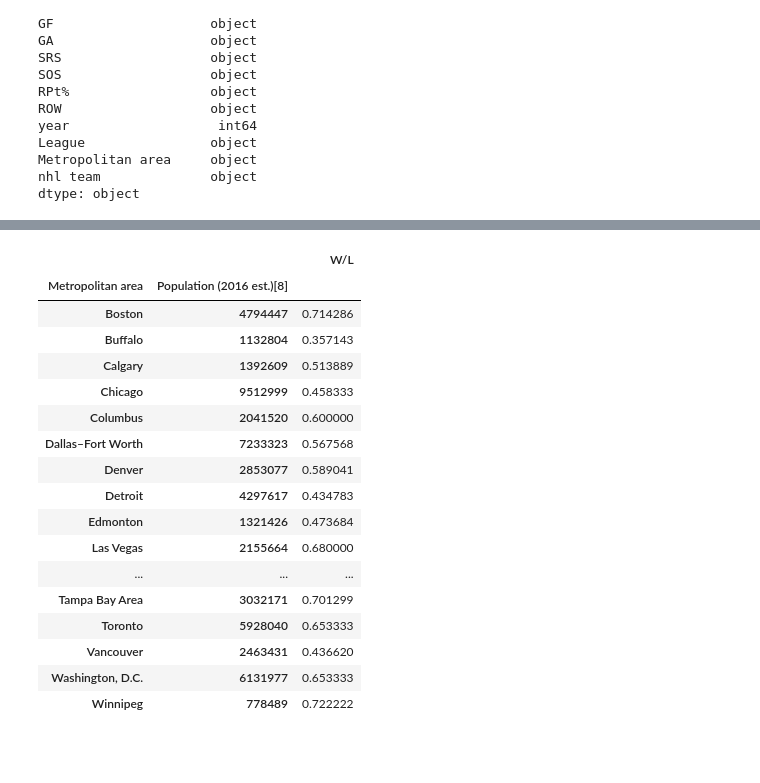
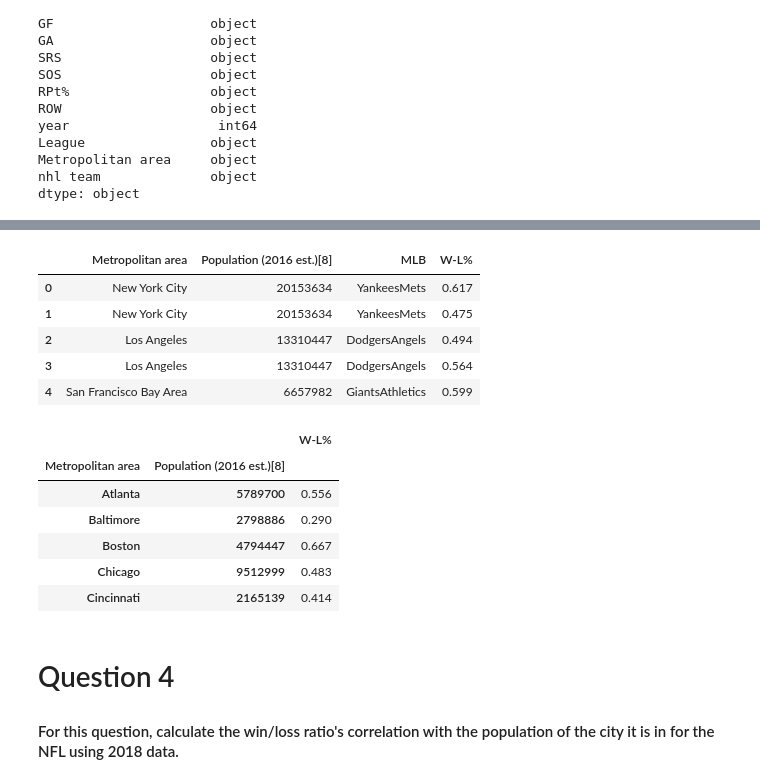
Before and after one commit to farzan1460/Sports_League_Analysis, a Jupyter notebook: Assignment 4.ipynb, the cells around one changed output, grey strips where cells are left out. Drawn from its saved outputs; the diff is of its cells as text; code cells hidden in the pictures; blank space fills up the shorter version.

```diff
--- a/Assignment 4.ipynb
+++ b/Assignment 4.ipynb
@@ -203,0 +335,3 @@ merge_df.head(40)
+# %%
+mlb_df['Metropolitan area']=mlb_df['Metropolitan area'].replace({'Boston Red':'Boston','Tampa Bay':'Tampa Bay Area','New York':'New York City','Texas':'Dallas–Fort Worth','Washington':'Washington, D.C.','San Francisco':'San Francisco Bay Area','Minnesota':'Minneapolis–Saint Paul','Miami':'Miami–Fort Lauderdale','Colorado':'Denver','Chicago White':'Chicago','Toronto Blue':'Toronto','Arizona':'Phoenix','Oakland':'San Francisco Bay Area'},regex=True)
+mlb_df.head(40)
@@ -203,0 +356,6 @@ merge_df.head(40)
+# %%
+mlb_df['W-L%']=mlb_df['W-L%'].astype(float)
+# %%
+merge_df=pd.merge(cities,mlb_df,'outer',on='Metropolitan area')
+merge_df=merge_df.drop(['NFL','NBA','NHL','year','League','mlb_team','W','L','team','GB'],axis=1)
+merge_df.head(20)
@@ -204,22 +380,22 @@ merge_df.head(40)
+# %%
+merge_df=merge_df.dropna()
+merge_df=merge_df.reset_index(drop = True)
+merge_df.head()
+# %% [output]
+|  | Metropolitan area | Population (2016 est.)[8] | MLB | W-L% |
+| 0 | New York City | 20153634 | YankeesMets | 0.617 |
+| 1 | New York City | 20153634 | YankeesMets | 0.475 |
+| 2 | Los Angeles | 13310447 | DodgersAngels | 0.494 |
+| 3 | Los Angeles | 13310447 | DodgersAngels | 0.564 |
+| 4 | San Francisco Bay Area | 6657982 | GiantsAthletics | 0.599 |
 # %%
 merge_df=merge_df.groupby(['Metropolitan area','Population (2016 est.)[8]']).agg('mean')
-merge_df.head(40)
+merge_df.head()
 # %% [output]
-|  |  | W/L |
+|  |  | W-L% |
 | Metropolitan area | Population (2016 est.)[8] |  |
-| Boston | 4794447 | 0.714286 |
-| Buffalo | 1132804 | 0.357143 |
-| Calgary | 1392609 | 0.513889 |
-| Chicago | 9512999 | 0.458333 |
-| Columbus | 2041520 | 0.600000 |
-| Dallas–Fort Worth | 7233323 | 0.567568 |
-| Denver | 2853077 | 0.589041 |
-| Detroit | 4297617 | 0.434783 |
-| Edmonton | 1321426 | 0.473684 |
-| Las Vegas | 2155664 | 0.680000 |
-| ... | ... | ... |
-| Tampa Bay Area | 3032171 | 0.701299 |
-| Toronto | 5928040 | 0.653333 |
-| Vancouver | 2463431 | 0.436620 |
-| Washington, D.C. | 6131977 | 0.653333 |
-| Winnipeg | 778489 | 0.722222 |
+| Atlanta | 5789700 | 0.556 |
+| Baltimore | 2798886 | 0.290 |
+| Boston | 4794447 | 0.667 |
+| Chicago | 9512999 | 0.483 |
+| Cincinnati | 2165139 | 0.414 |
@@ -236,0 +402,3 @@ merge_df.head(40)
+# %% [markdown]
+# Question 4
+#### For this question, calculate the win/loss ratio's correlation with the population of the city it is in for the NFL using 2018 data.
```
Also changed, not shown: parts of 35 cells of this notebook.
